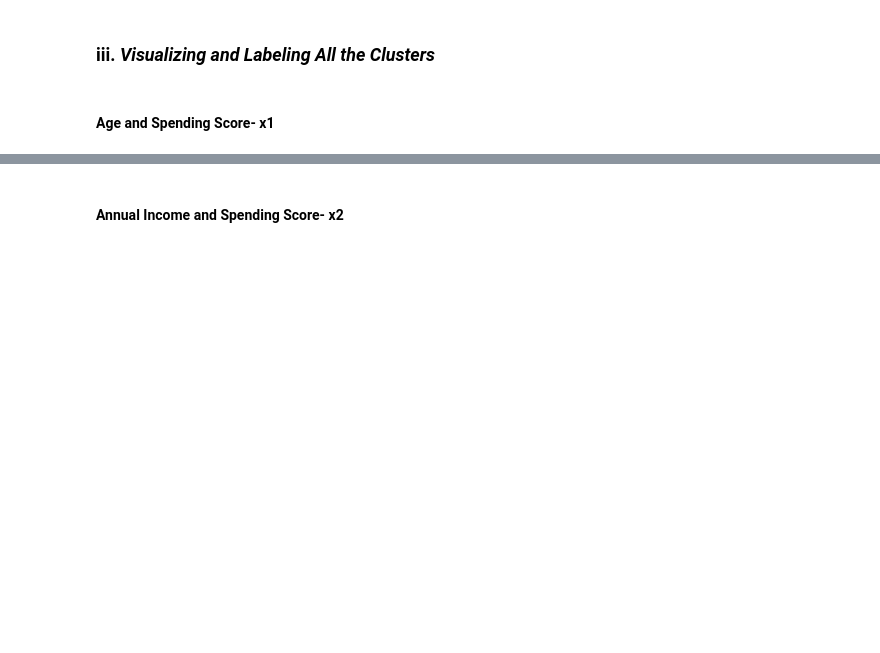
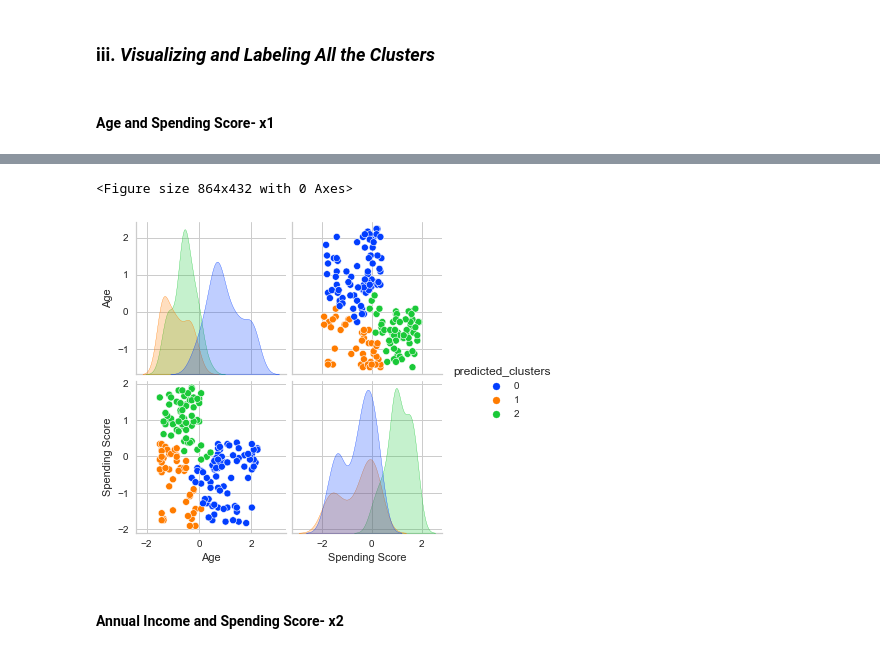
Before and after one commit to dilanozkilic/Machine_Learning_Projects, a Jupyter notebook: Cluestering_Analysis_Customers_Segmentation_Project.ipynb, the cells around one changed output, grey strips where cells are left out. Drawn from its saved outputs; the diff is of its cells as text; code cells hidden in the pictures; blank space fills up the shorter version.

```diff
--- a/Cluestering_Analysis_Customers_Segmentation_Project.ipynb
+++ b/Cluestering_Analysis_Customers_Segmentation_Project.ipynb
@@ -716,2 +874,8 @@ plt.scatter(centers2[:, 0], centers2[:, 1], c='black', s=200, alpha=0.5)
+# %%
+plt.figure(figsize = (12,6))
+sns.pairplot(X, hue= "predicted_clusters", palette="bright");
+# %% [output]
+<Figure size 864x432 with 0 Axes>
+[figure, added]
 # %% [markdown]
 #### Annual Income and Spending Score- x2
```
Also changed, not shown: parts of 32 cells of this notebook.
